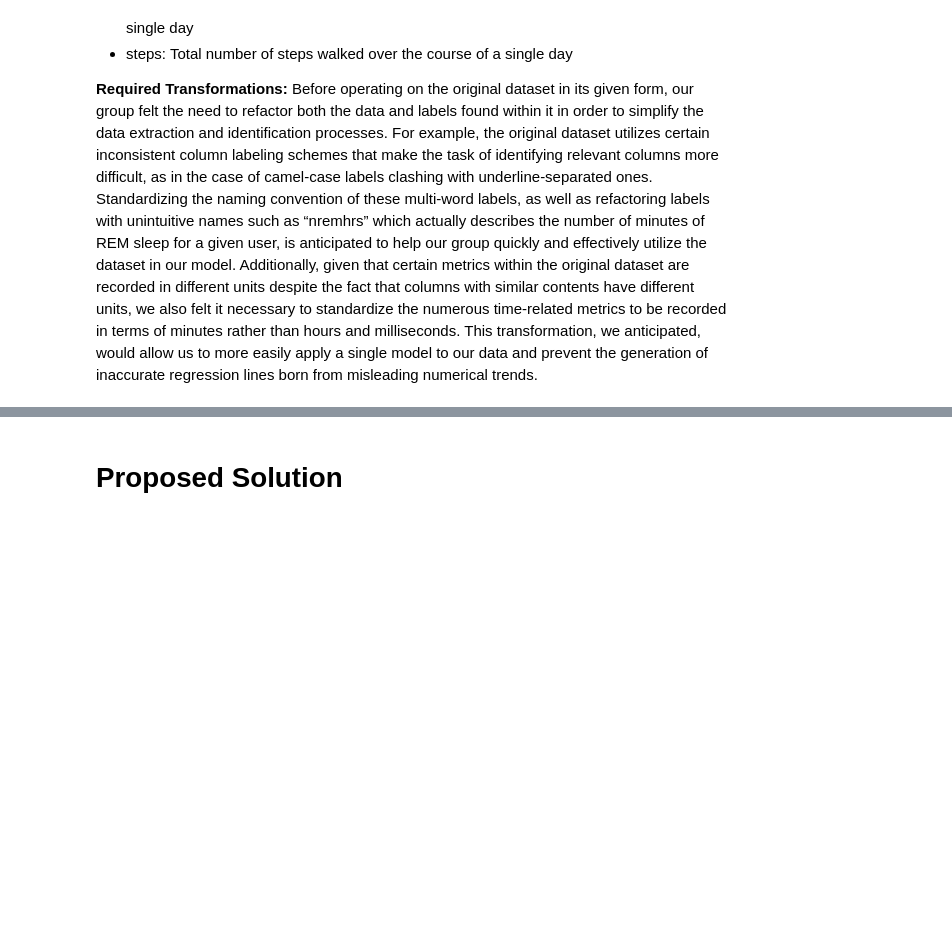
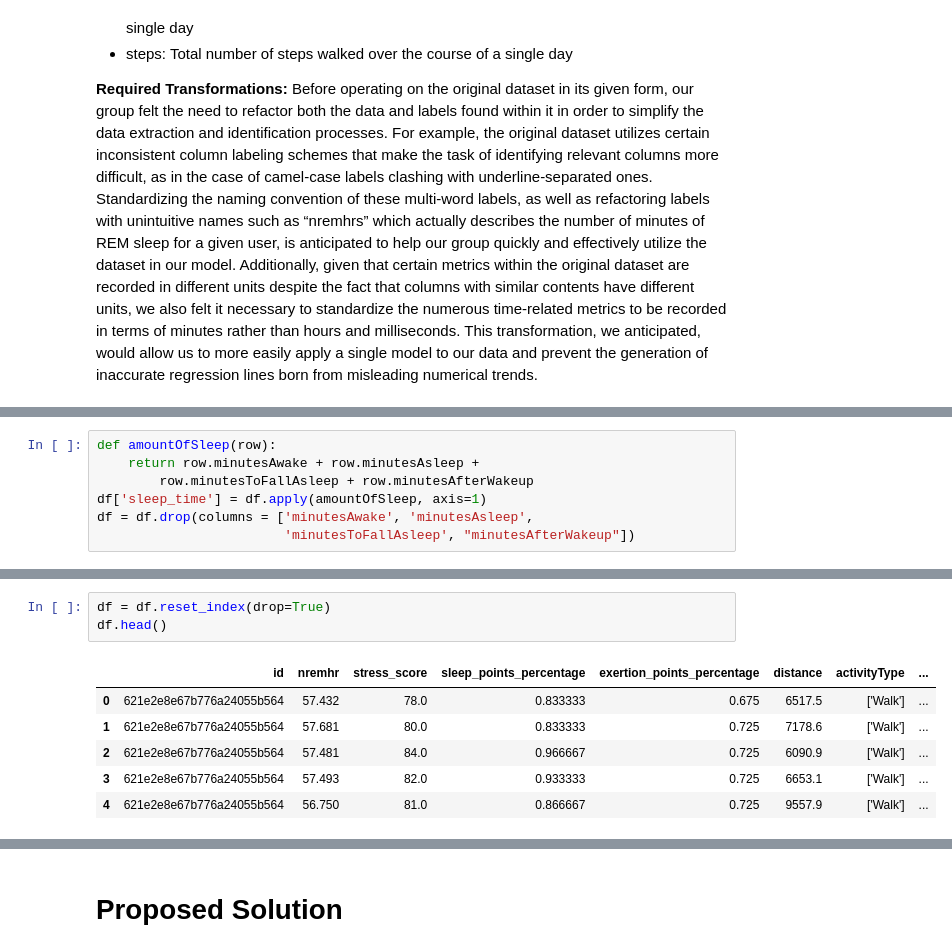
Before and after one commit to COGS118A/Group000-Wi23, a Jupyter notebook: CheckpointGroup000-Wi23.ipynb, the cells around one changed output, grey strips where cells are left out. Saved outputs shown, nothing was run; the diff lists cells and outputs as text; blank space fills up the shorter version.

```diff
--- a/CheckpointGroup000-Wi23.ipynb
+++ b/CheckpointGroup000-Wi23.ipynb
@@ -71,0 +102,7 @@ Please give the following infomration for each dataset you are using
+# %%
+def amountOfSleep(row):
+    return row.minutesAwake + row.minutesAsleep +
+        row.minutesToFallAsleep + row.minutesAfterWakeup
+df['sleep_time'] = df.apply(amountOfSleep, axis=1)
+df = df.drop(columns = ['minutesAwake', 'minutesAsleep',
+                        'minutesToFallAsleep', "minutesAfterWakeup"])
@@ -71,0 +115,10 @@ Please give the following infomration for each dataset you are using
+# %%
+df = df.reset_index(drop=True)
+df.head()
+# %% [output]
+|  | id | nremhr | stress_score | sleep_points_percentage | exertion_points_percentage | distance | activityType | ... |
+| 0 | 621e2e8e67b776a24055b564 | 57.432 | 78.0 | 0.833333 | 0.675 | 6517.5 | ['Walk'] | ... |
+| 1 | 621e2e8e67b776a24055b564 | 57.681 | 80.0 | 0.833333 | 0.725 | 7178.6 | ['Walk'] | ... |
+| 2 | 621e2e8e67b776a24055b564 | 57.481 | 84.0 | 0.966667 | 0.725 | 6090.9 | ['Walk'] | ... |
+| 3 | 621e2e8e67b776a24055b564 | 57.493 | 82.0 | 0.933333 | 0.725 | 6653.1 | ['Walk'] | ... |
+| 4 | 621e2e8e67b776a24055b564 | 56.750 | 81.0 | 0.866667 | 0.725 | 9557.9 | ['Walk'] | ... |
```
Also changed, not shown: parts of 5 cells of this notebook.
